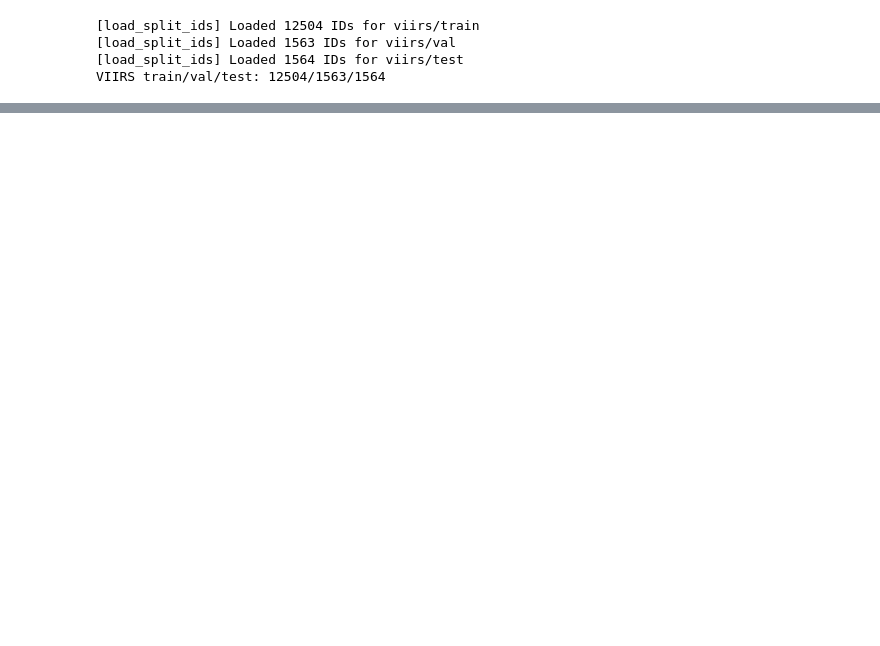
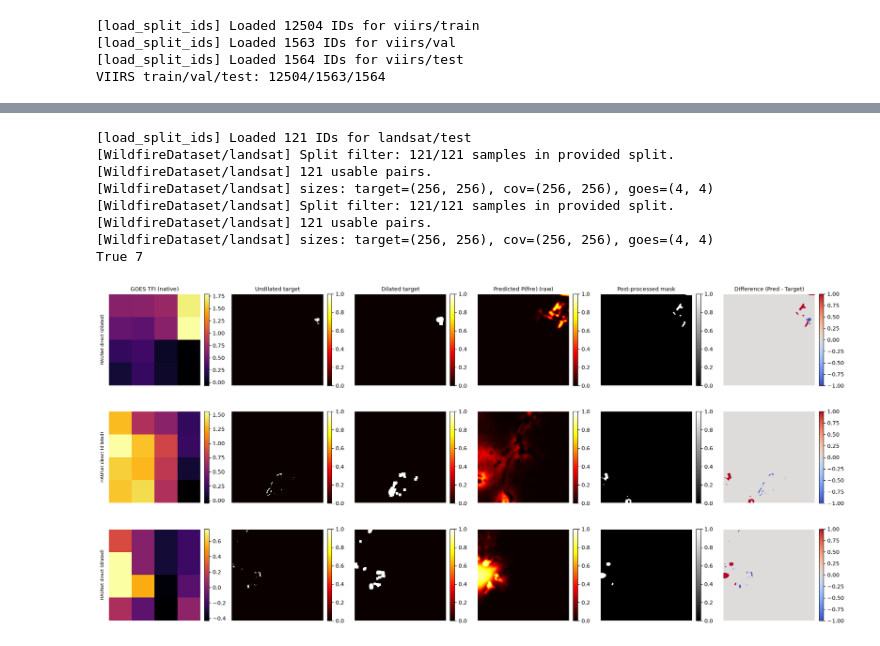
Before and after one commit to ada-th25/irp-th25-azure, a Jupyter notebook: notebooks/explore_results_summary.ipynb, the cells around one changed output, grey strips where cells are left out. Cells and saved outputs as stored; diff of their text form; code cells hidden in the pictures; blank space fills up the shorter version.

```diff
--- a/notebooks/explore_results_summary.ipynb
+++ b/notebooks/explore_results_summary.ipynb
@@ -829,0 +1504,29 @@ VIIRS train/val/test: 12504/1563/1564
+# %%
+# ---- HAUNet direct (dilated) ----
+e_haunet_direct = load_model_and_batch(
+    "../experiments/e1_haunet_direct.YAML",
+    "../checkpoints/e1_haunet_direct_focal_dice_dilated/best_val_auprc.pt",
+    split="test", sample_ids=current_ids, load_undilated_target=True)
+
+# Confirm dilation actually applied — should print True (and your intended kernel size)
+print(cfg_check_dilate := yaml.safe_load(open("../experiments/e1_haunet_direct.YAML"))["data"].get("dilate_target"),
+      yaml.safe_load(open("../experiments/e1_haunet_direct.YAML"))["data"].get("dilation_kernel_size"))
+
+# Add GOES TFI for the input panel (channel 2 = TFI, native res from load_model_and_batch's "goes" key)
+e_haunet_direct["goes_tfi"] = [e_haunet_direct["goes"][i, 2] for i in range(len(e_haunet_direct["sample_ids"]))]
+
+plot_pipeline_panel(
+    e_haunet_direct,
+    title_prefix="HAUNet direct (dilated)",
+    out=FIG_DIR / "haunet_direct_dilated.png"
+)
+# %% [output]
+[load_split_ids] Loaded 121 IDs for landsat/test
+[WildfireDataset/landsat] Split filter: 121/121 samples in provided split.
+[WildfireDataset/landsat] 121 usable pairs.
+[WildfireDataset/landsat] sizes: target=(256, 256), cov=(256, 256), goes=(4, 4)
+[WildfireDataset/landsat] Split filter: 121/121 samples in provided split.
+[WildfireDataset/landsat] 121 usable pairs.
+[WildfireDataset/landsat] sizes: target=(256, 256), cov=(256, 256), goes=(4, 4)
+True 7
+[figure, added]
```
Also changed, not shown: parts of 30 cells of this notebook, 7 other files.
